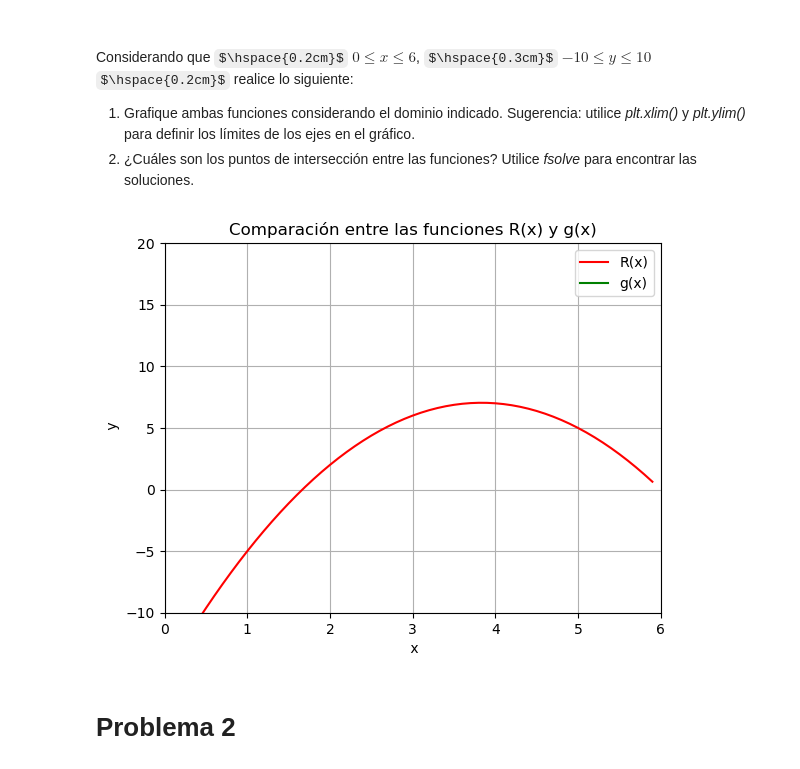
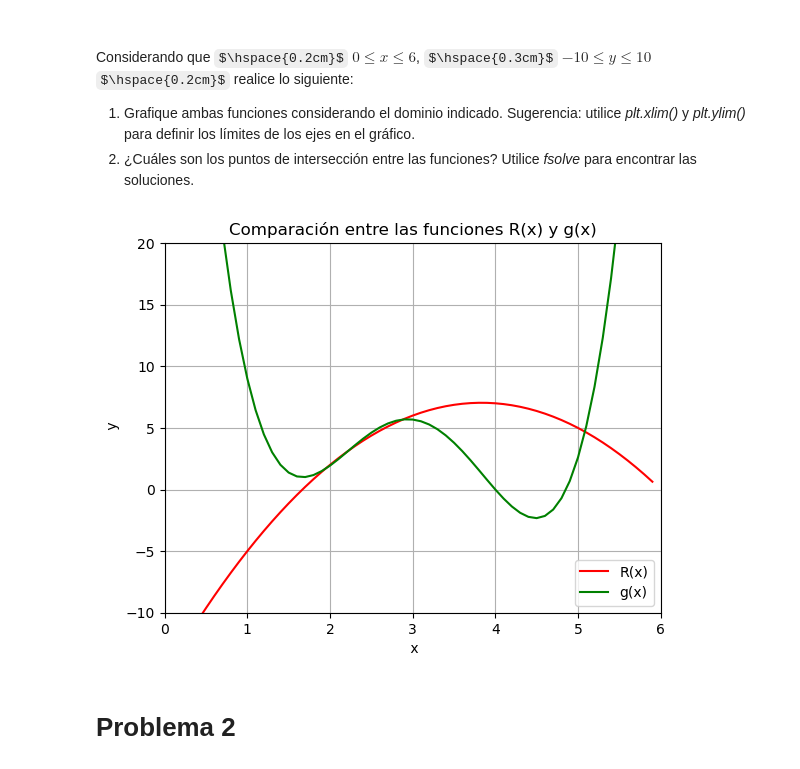
Before and after one commit to AleLagosP/Matematica-Aplicada-con-Python, a Jupyter notebook: Clase 3/G3_Aplicaciones_de_funciones.ipynb, the cells around one changed output. Saved outputs shown, nothing was run; the diff lists cells and outputs as text; code cells hidden in the pictures; some formulas as TeX source.

```diff
--- a/Clase 3/G3_Aplicaciones_de_funciones.ipynb
+++ b/Clase 3/G3_Aplicaciones_de_funciones.ipynb
@@ -24,29 +24,29 @@ Considerando que $\hspace{0.2cm}$ $0 \leq x \leq 6$, $\hspace{0.3cm}$  $-10 \leq
 # %%
 #1
 def R(x):
   return -1.5*x**2 + 11.5*x - 15
 
 def g(x):
-  return 1.58*x**4 + 19.17*x**3 + 80.92*x**2 - 139.33*x + 85
+  return 1.58*x**4 - 19.17*x**3 + 80.92*x**2 - 139.33*x + 85
 
 x = np.arange(0, 6, 0.1)  #  valores que python crea la función y de cuanto en cuanto en cuanto va
 
 plt.plot(x, R(x), color = 'r', label = 'R(x)')
 plt.plot(x, g(x), color = 'g', label = 'g(x)')
 
 plt.ylabel(' y')   # nombre eje y
 plt.xlabel(' x')   # nombre eje x
 
 plt.ylim(-10, 20)   # limites del eje y que quieres ver
 plt.xlim(0, 6)   # limites  del eje x que quieres ver
 
 plt.title('Comparación entre las funciones R(x) y g(x)')
 
 plt.grid()
 plt.legend()
 plt.show()
 # %% [output]
-[figure, old version]
+[figure, new version]
 # %% [markdown]
 # Problema 2
 # %% [markdown]
```
